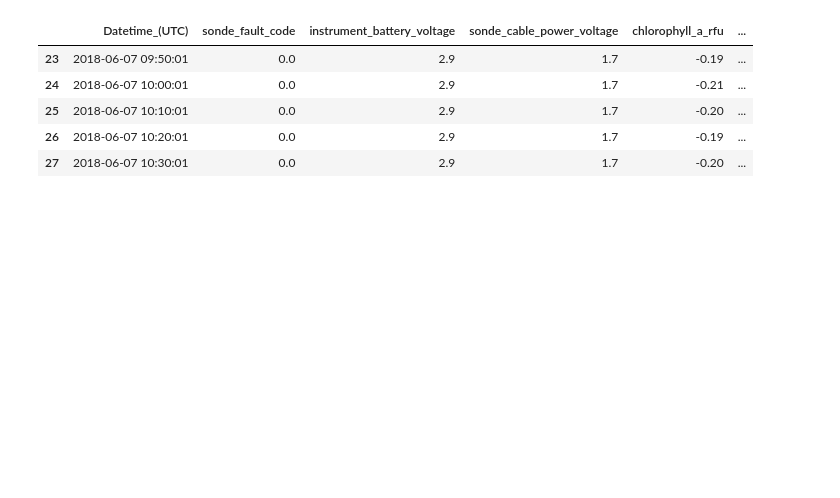
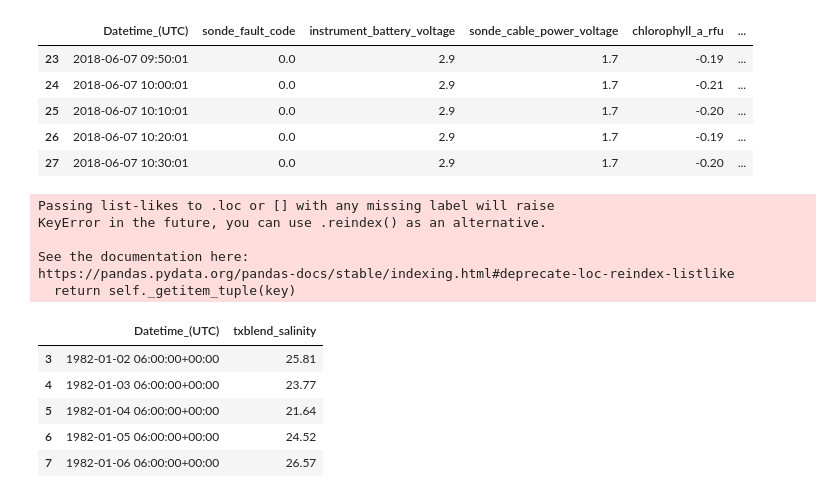
Before and after one commit to kimia-karimi/sonde3, a Jupyter notebook: index.ipynb, the cells around one changed output. Drawn from its saved outputs; the diff is of its cells as text; code cells hidden in the pictures; blank space fills up the shorter version.

```diff
--- a/index.ipynb
+++ b/index.ipynb
@@ -512,3 +373,21 @@ df.head()
 | 25 | 2018-06-07 10:10:01 | 0.0 | 2.9 | 1.7 | -0.20 | ... |
 | 26 | 2018-06-07 10:20:01 | 0.0 | 2.9 | 1.7 | -0.19 | ... |
 | 27 | 2018-06-07 10:30:01 | 0.0 | 2.9 | 1.7 | -0.20 | ... |
+# %%
+metadata, df = sonde3.sonde("C:/Users/ETurner/Documents/txblend-Boli.csv", twdbparams=True)
+# %% [output]
+Passing list-likes to .loc or [] with any missing label will raise
+KeyError in the future, you can use .reindex() as an alternative.
+
+See the documentation here:
+https://pandas.pydata.org/pandas-docs/stable/indexing.html#deprecate-loc-reindex-listlike
+  return self._getitem_tuple(key)
+# %%
+df.head()
+# %% [output]
+|  | Datetime_(UTC) | txblend_salinity |
+| 3 | 1982-01-02 06:00:00+00:00 | 25.81 |
+| 4 | 1982-01-03 06:00:00+00:00 | 23.77 |
+| 5 | 1982-01-04 06:00:00+00:00 | 21.64 |
+| 6 | 1982-01-05 06:00:00+00:00 | 24.52 |
+| 7 | 1982-01-06 06:00:00+00:00 | 26.57 |
```
Also changed, not shown: parts of 9 cells of this notebook, 3 other files.
